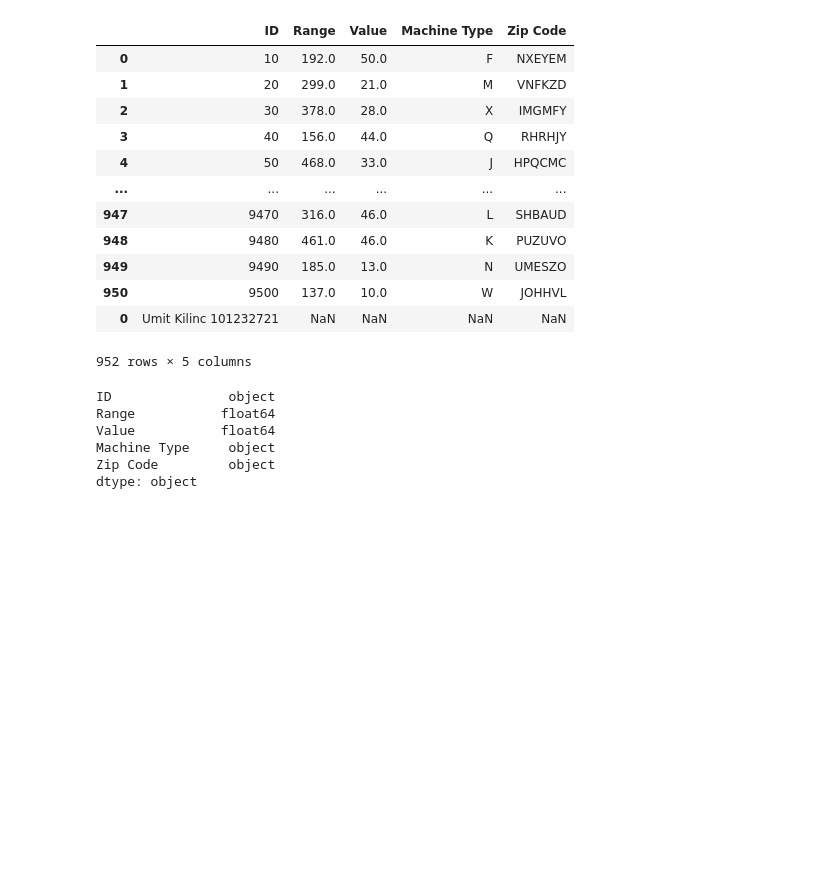
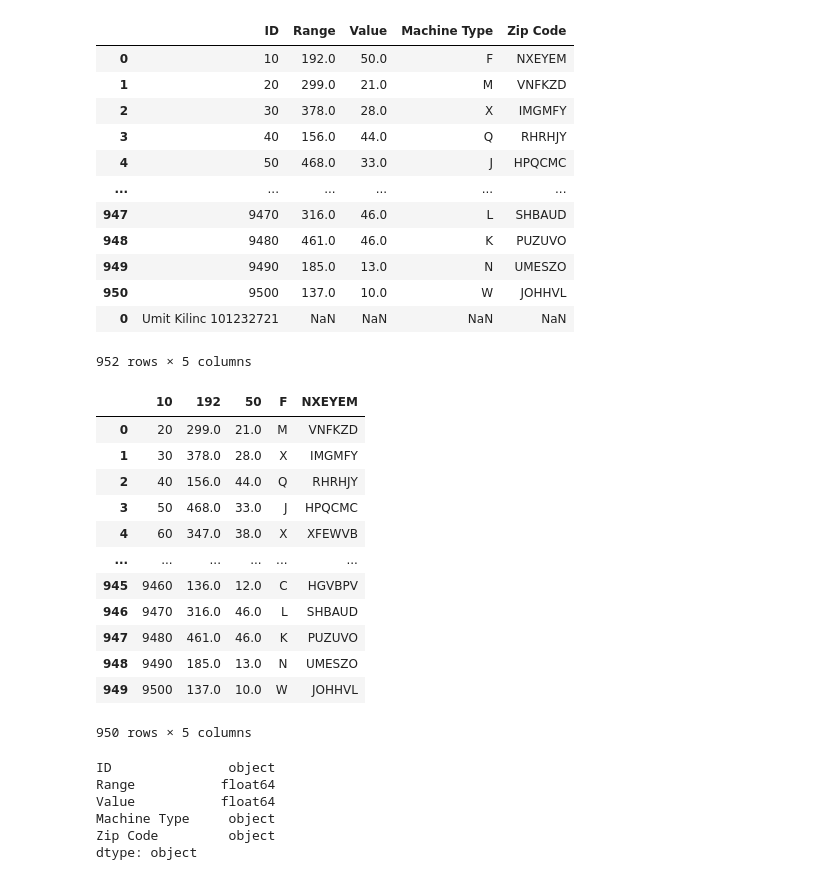
Before and after one commit to qlows/data_science, a Jupyter notebook: assignment3/assignment3.ipynb, the cells around one changed output. Drawn from its saved outputs; the diff is of its cells as text; code cells hidden in the pictures; blank space fills up the shorter version.

```diff
--- a/assignment3/assignment3.ipynb
+++ b/assignment3/assignment3.ipynb
@@ -43,3 +47,20 @@ DF
+# %%
+# Q5
+pd.read_csv("/content/test.csv", skiprows=0)
+# %% [output]
+|  | 10 | 192 | 50 | F | NXEYEM |
+| 0 | 20 | 299.0 | 21.0 | M | VNFKZD |
+| 1 | 30 | 378.0 | 28.0 | X | IMGMFY |
+| 2 | 40 | 156.0 | 44.0 | Q | RHRHJY |
+| 3 | 50 | 468.0 | 33.0 | J | HPQCMC |
+| 4 | 60 | 347.0 | 38.0 | X | XFEWVB |
+| ... | ... | ... | ... | ... | ... |
+| 945 | 9460 | 136.0 | 12.0 | C | HGVBPV |
+| 946 | 9470 | 316.0 | 46.0 | L | SHBAUD |
+| 947 | 9480 | 461.0 | 46.0 | K | PUZUVO |
+| 948 | 9490 | 185.0 | 13.0 | N | UMESZO |
+| 949 | 9500 | 137.0 | 10.0 | W | JOHHVL |
+950 rows × 5 columns
 # %%
 # Q6
 DF.dtypes
```
Also changed, not shown: parts of 3 cells of this notebook.
